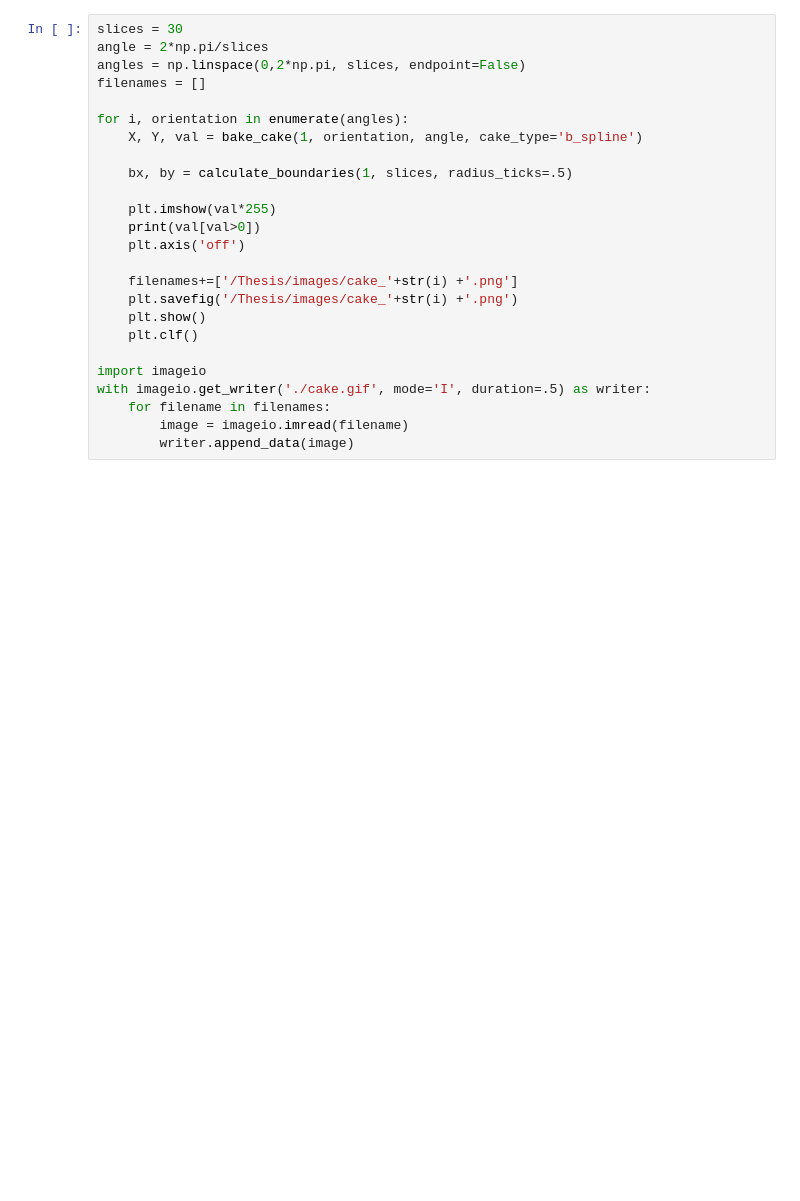
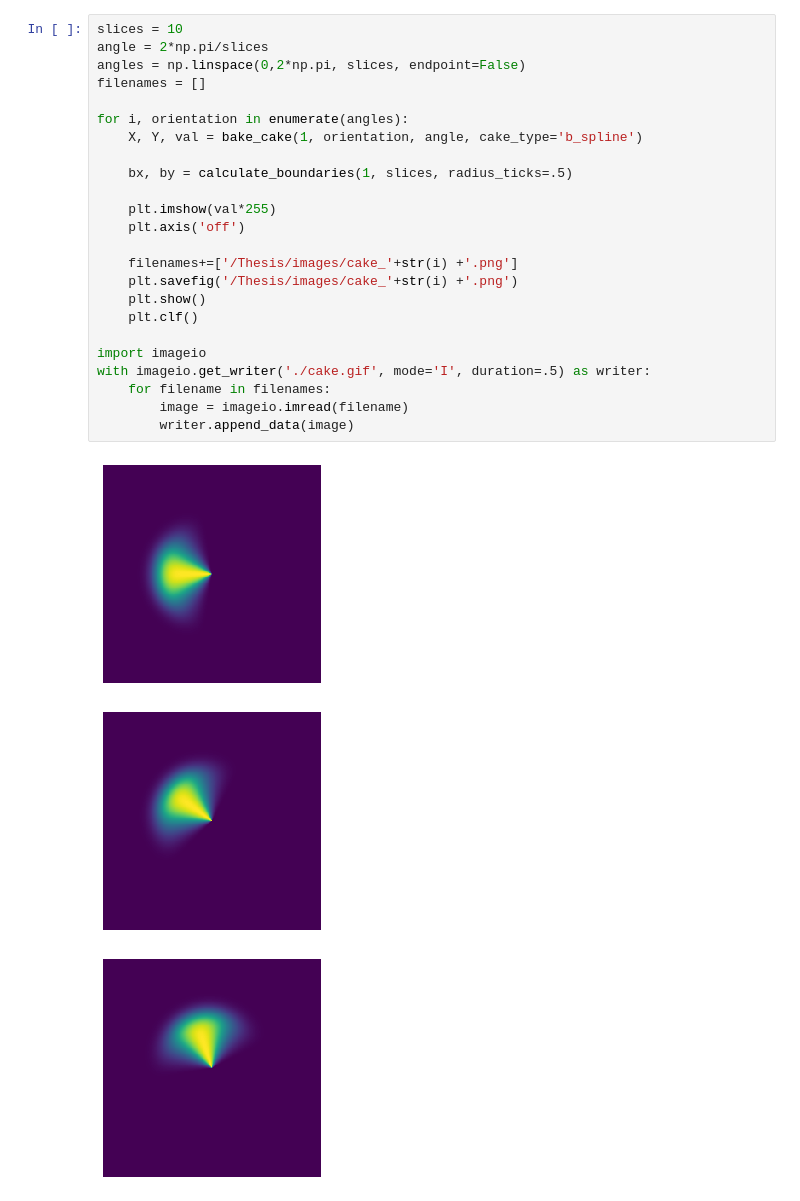
Before and after one commit to ChasevdG/Thesis, a Jupyter notebook: cake.ipynb, the cells around one changed output. Cells and saved outputs as stored; diff of their text form; blank space fills up the shorter version.

```diff
--- a/cake.ipynb
+++ b/cake.ipynb
@@ -122,28 +126,30 @@ def transform_radial_to_cartesian(rad, ang, degrees=False):
     Y = rad*np.sin(ang)
     return X, Y
 # %%
-slices = 30
+slices = 10
 angle = 2*np.pi/slices
 angles = np.linspace(0,2*np.pi, slices, endpoint=False)
 filenames = []
 
 for i, orientation in enumerate(angles):
     X, Y, val = bake_cake(1, orientation, angle, cake_type='b_spline')
 
     bx, by = calculate_boundaries(1, slices, radius_ticks=.5)
 
     plt.imshow(val*255)
-    print(val[val>0])
     plt.axis('off')
 
     filenames+=['/Thesis/images/cake_'+str(i) +'.png']
     plt.savefig('/Thesis/images/cake_'+str(i) +'.png')
     plt.show()
     plt.clf()
 
 import imageio
 with imageio.get_writer('./cake.gif', mode='I', duration=.5) as writer:
     for filename in filenames:
         image = imageio.imread(filename)
         writer.append_data(image)
 # %% [output]
+[figure, added]
+[figure, added]
+[figure, added]
```
Also changed, not shown: parts of 2 cells of this notebook.
